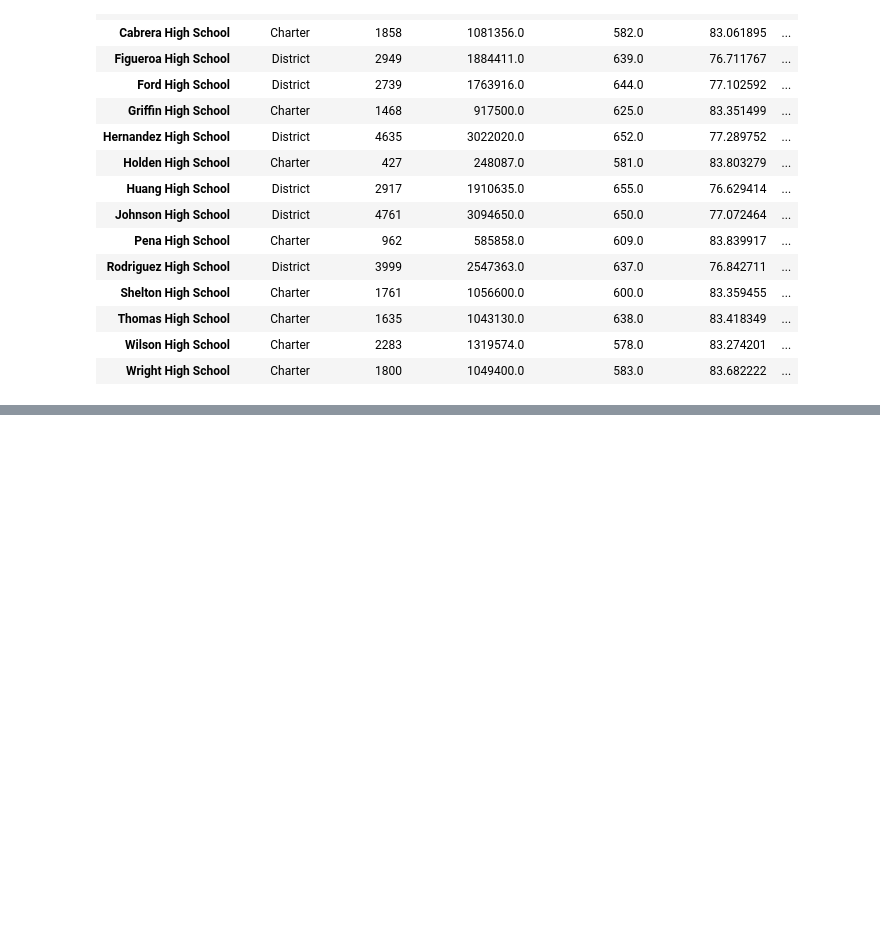
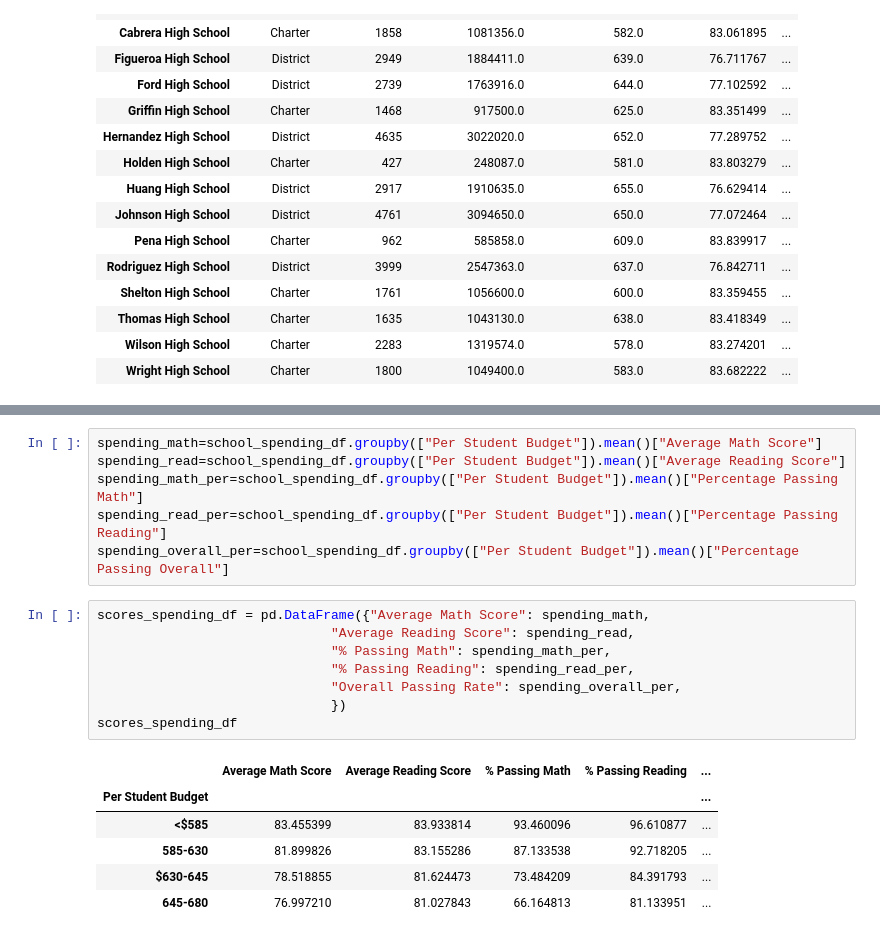
Before and after one commit to Grawrts/Analyzing-School-Test-Data, a Jupyter notebook: PyCitySchools/PyCitySchools.ipynb, the cells around one changed output, grey strips where cells are left out. Cells and saved outputs as stored; diff of their text form; blank space fills up the shorter version.

```diff
--- a/PyCitySchools/PyCitySchools.ipynb
+++ b/PyCitySchools/PyCitySchools.ipynb
@@ -321,0 +408,21 @@ school_summary_df
+# %%
+spending_math=school_spending_df.groupby(["Per Student Budget"]).mean()["Average Math Score"]
+spending_read=school_spending_df.groupby(["Per Student Budget"]).mean()["Average Reading Score"]
+spending_math_per=school_spending_df.groupby(["Per Student Budget"]).mean()["Percentage Passing Math"]
+spending_read_per=school_spending_df.groupby(["Per Student Budget"]).mean()["Percentage Passing Reading"]
+spending_overall_per=school_spending_df.groupby(["Per Student Budget"]).mean()["Percentage Passing Overall"]
+# %%
+scores_spending_df = pd.DataFrame({"Average Math Score": spending_math,
+                              "Average Reading Score": spending_read,
+                              "% Passing Math": spending_math_per,
+                              "% Passing Reading": spending_read_per,
+                              "Overall Passing Rate": spending_overall_per,
+                              })
+scores_spending_df
+# %% [output]
+|  | Average Math Score | Average Reading Score | % Passing Math | % Passing Reading | ... |
+| Per Student Budget |  |  |  |  | ... |
+| <$585 | 83.455399 | 83.933814 | 93.460096 | 96.610877 | ... |
+| 585-630 | 81.899826 | 83.155286 | 87.133538 | 92.718205 | ... |
+| $630-645 | 78.518855 | 81.624473 | 73.484209 | 84.391793 | ... |
+| 645-680 | 76.997210 | 81.027843 | 66.164813 | 81.133951 | ... |
```
Also changed, not shown: parts of 8 cells of this notebook.
